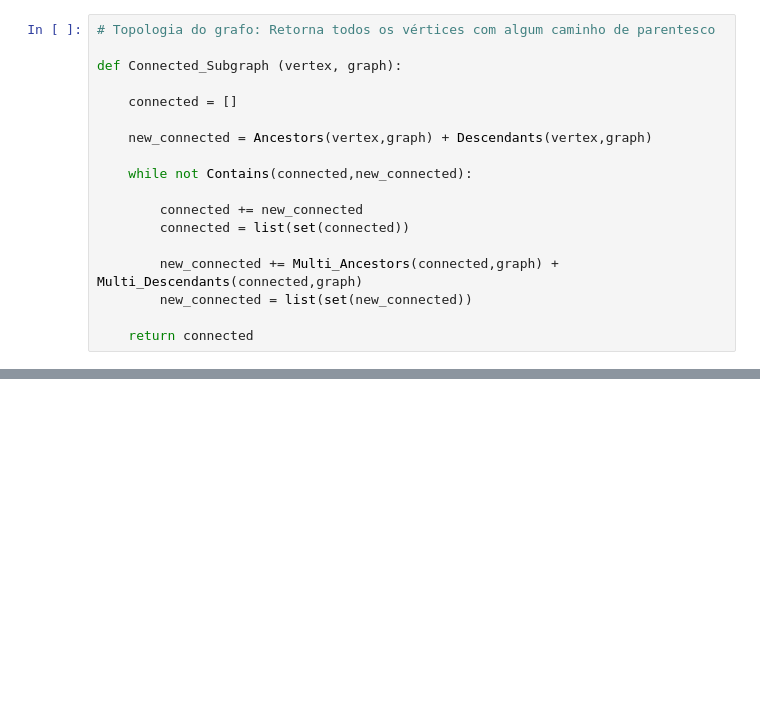
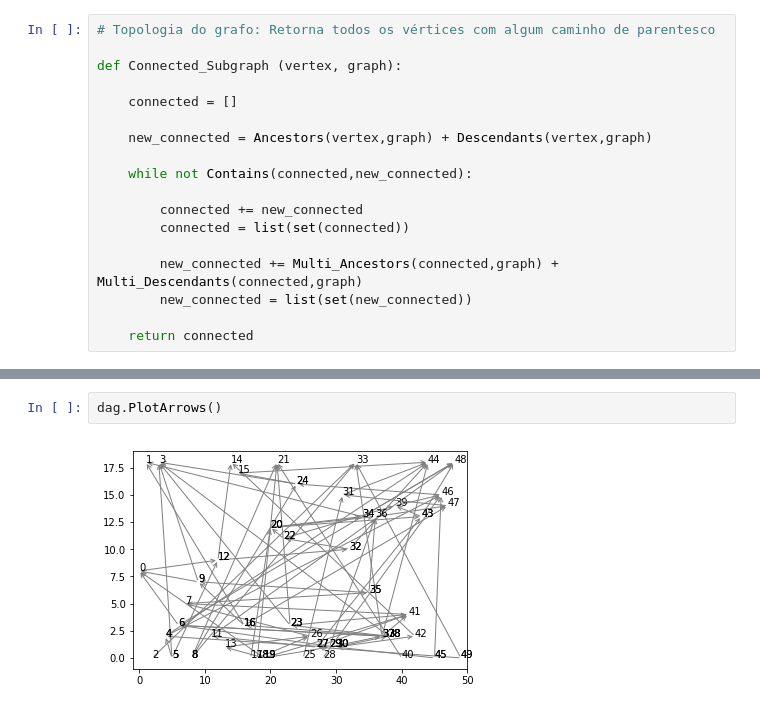
Before and after one commit to handraqui/tot-sim, a Jupyter notebook: TOT_Simulação.ipynb, the cells around one changed output, grey strips where cells are left out. Saved outputs shown, nothing was run; the diff lists cells and outputs as text; blank space fills up the shorter version.

```diff
--- a/TOT_Simulação.ipynb
+++ b/TOT_Simulação.ipynb
@@ -397,0 +597,4 @@ print(a.n_edges)
+# %%
+dag.PlotArrows()
+# %% [output]
+[figure, added]
```
Also changed, not shown: parts of 21 cells of this notebook, 1 other file.
